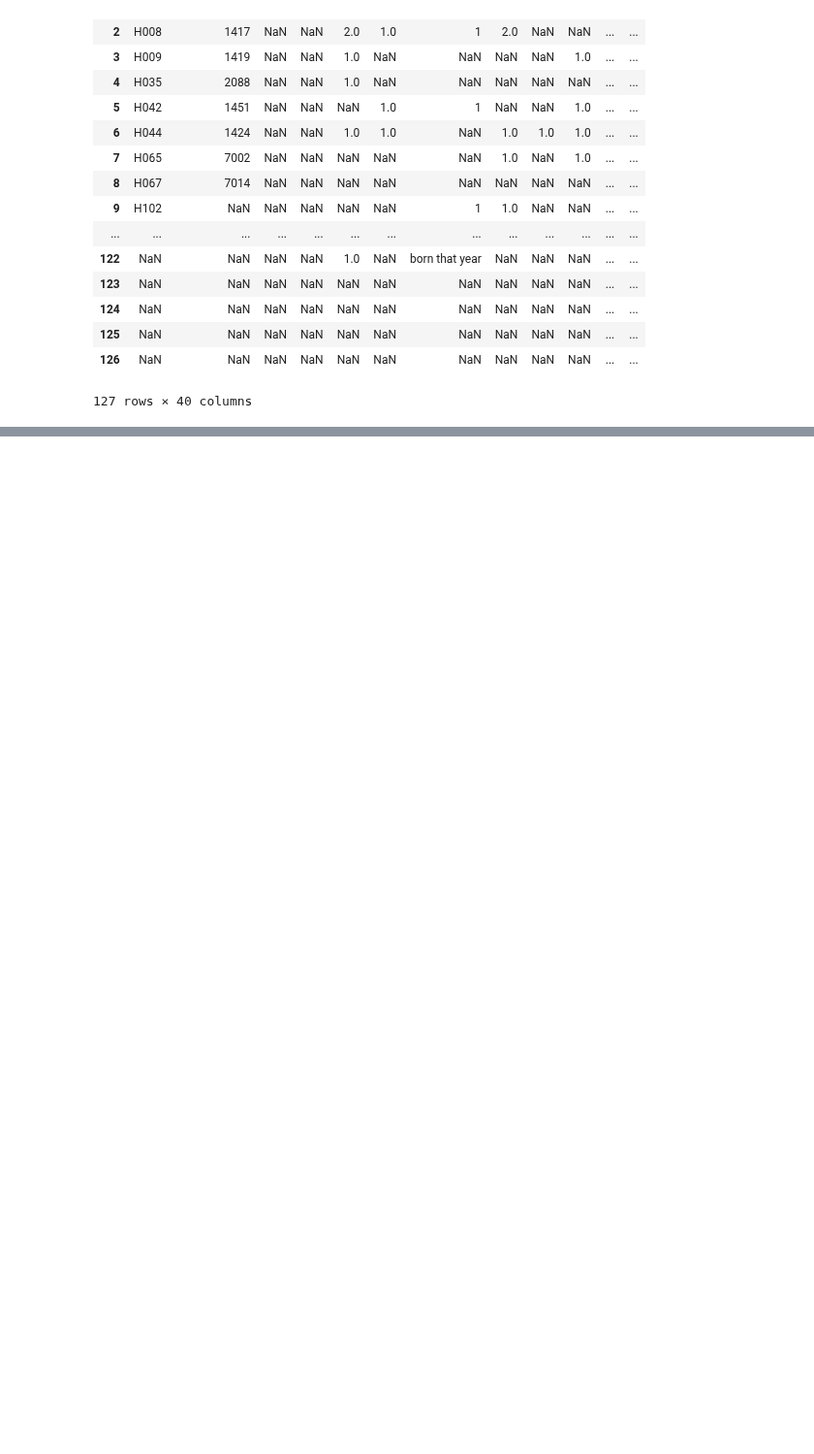
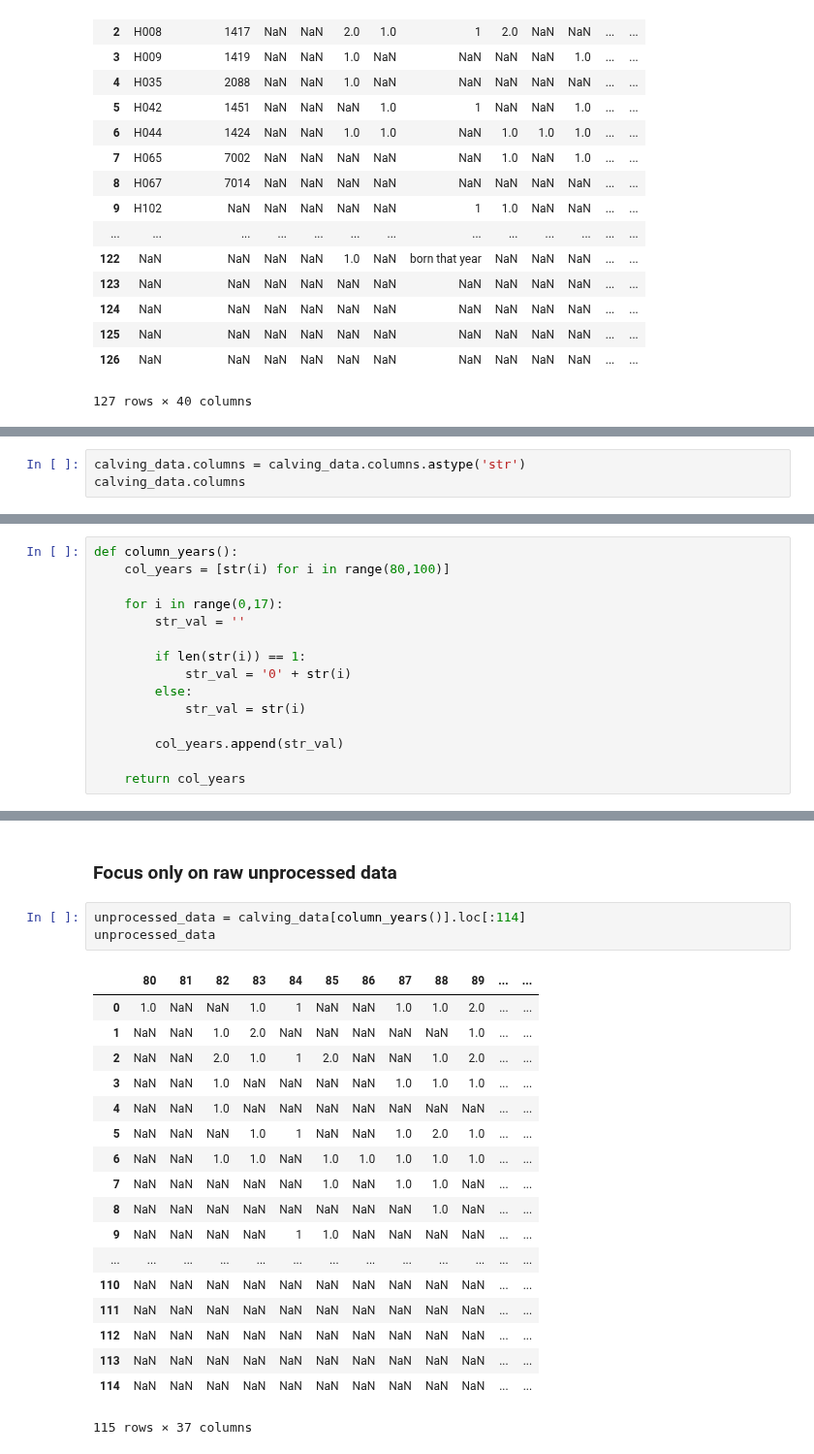
Before and after one commit to Edderic/mics-whales, a Jupyter notebook: mics-whales.ipynb, the cells around one changed output, grey strips where cells are left out. Shown at 97% size. Drawn from its saved outputs; the diff is of its cells as text; blank space fills up the shorter version.

Commit message:
for now, focus only on whales that were observed with a calf

```diff
--- a/mics-whales.ipynb
+++ b/mics-whales.ipynb
@@ -31,0 +67,3 @@ calving_data
+# %%
+calving_data.columns = calving_data.columns.astype('str')
+calving_data.columns
@@ -31,0 +78,15 @@ calving_data
+# %%
+def column_years():
+    col_years = [str(i) for i in range(80,100)]
+
+    for i in range(0,17):
+        str_val = ''
+
+        if len(str(i)) == 1:
+            str_val = '0' + str(i)
+        else:
+            str_val = str(i)
+
+        col_years.append(str_val)
+
+    return col_years
@@ -31,0 +113,24 @@ calving_data
+# %% [markdown]
+### Focus only on raw unprocessed data
+# %%
+unprocessed_data = calving_data[column_years()].loc[:114]
+unprocessed_data
+# %% [output]
+|  | 80 | 81 | 82 | 83 | 84 | 85 | 86 | 87 | 88 | 89 | ... | ... |
+| 0 | 1.0 | NaN | NaN | 1.0 | 1 | NaN | NaN | 1.0 | 1.0 | 2.0 | ... | ... |
+| 1 | NaN | NaN | 1.0 | 2.0 | NaN | NaN | NaN | NaN | NaN | 1.0 | ... | ... |
+| 2 | NaN | NaN | 2.0 | 1.0 | 1 | 2.0 | NaN | NaN | 1.0 | 2.0 | ... | ... |
+| 3 | NaN | NaN | 1.0 | NaN | NaN | NaN | NaN | 1.0 | 1.0 | 1.0 | ... | ... |
+| 4 | NaN | NaN | 1.0 | NaN | NaN | NaN | NaN | NaN | NaN | NaN | ... | ... |
+| 5 | NaN | NaN | NaN | 1.0 | 1 | NaN | NaN | 1.0 | 2.0 | 1.0 | ... | ... |
+| 6 | NaN | NaN | 1.0 | 1.0 | NaN | 1.0 | 1.0 | 1.0 | 1.0 | 1.0 | ... | ... |
+| 7 | NaN | NaN | NaN | NaN | NaN | 1.0 | NaN | 1.0 | 1.0 | NaN | ... | ... |
+| 8 | NaN | NaN | NaN | NaN | NaN | NaN | NaN | NaN | 1.0 | NaN | ... | ... |
+| 9 | NaN | NaN | NaN | NaN | 1 | 1.0 | NaN | NaN | NaN | NaN | ... | ... |
+| ... | ... | ... | ... | ... | ... | ... | ... | ... | ... | ... | ... | ... |
+| 110 | NaN | NaN | NaN | NaN | NaN | NaN | NaN | NaN | NaN | NaN | ... | ... |
+| 111 | NaN | NaN | NaN | NaN | NaN | NaN | NaN | NaN | NaN | NaN | ... | ... |
+| 112 | NaN | NaN | NaN | NaN | NaN | NaN | NaN | NaN | NaN | NaN | ... | ... |
+| 113 | NaN | NaN | NaN | NaN | NaN | NaN | NaN | NaN | NaN | NaN | ... | ... |
+| 114 | NaN | NaN | NaN | NaN | NaN | NaN | NaN | NaN | NaN | NaN | ... | ... |
+115 rows × 37 columns
```
Also changed, not shown: parts of 18 cells of this notebook.
